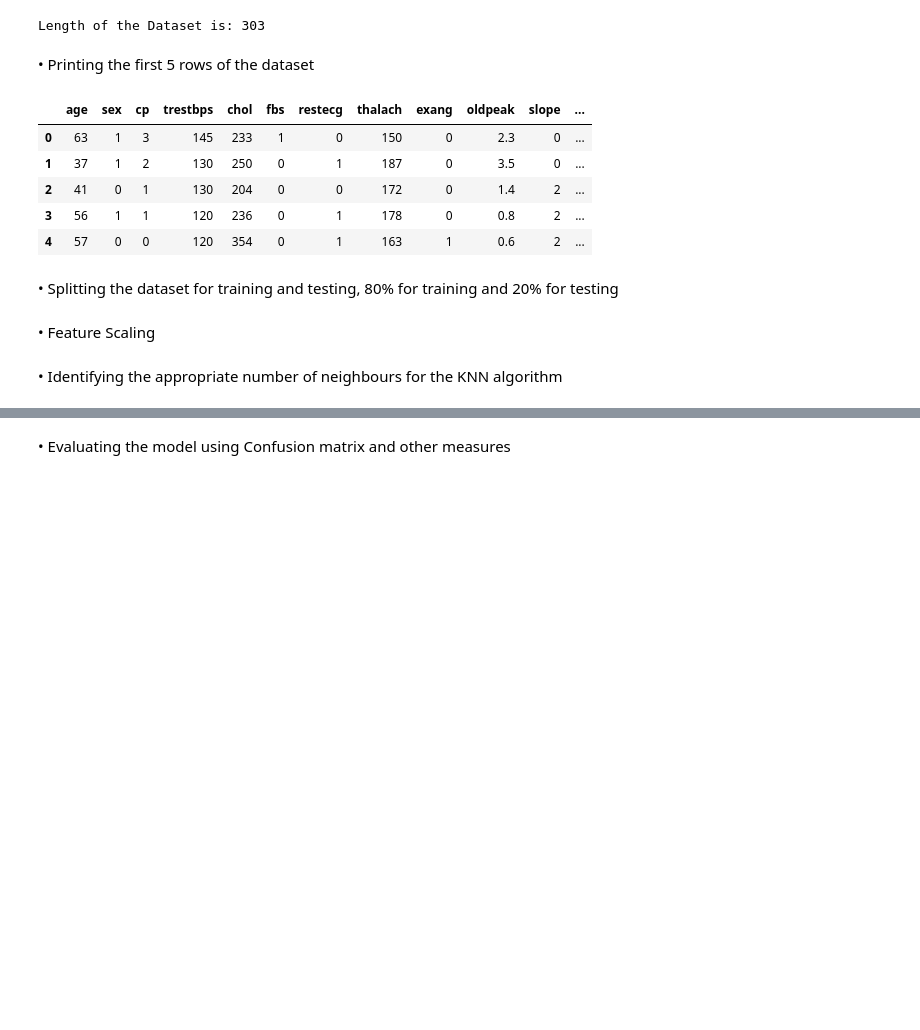
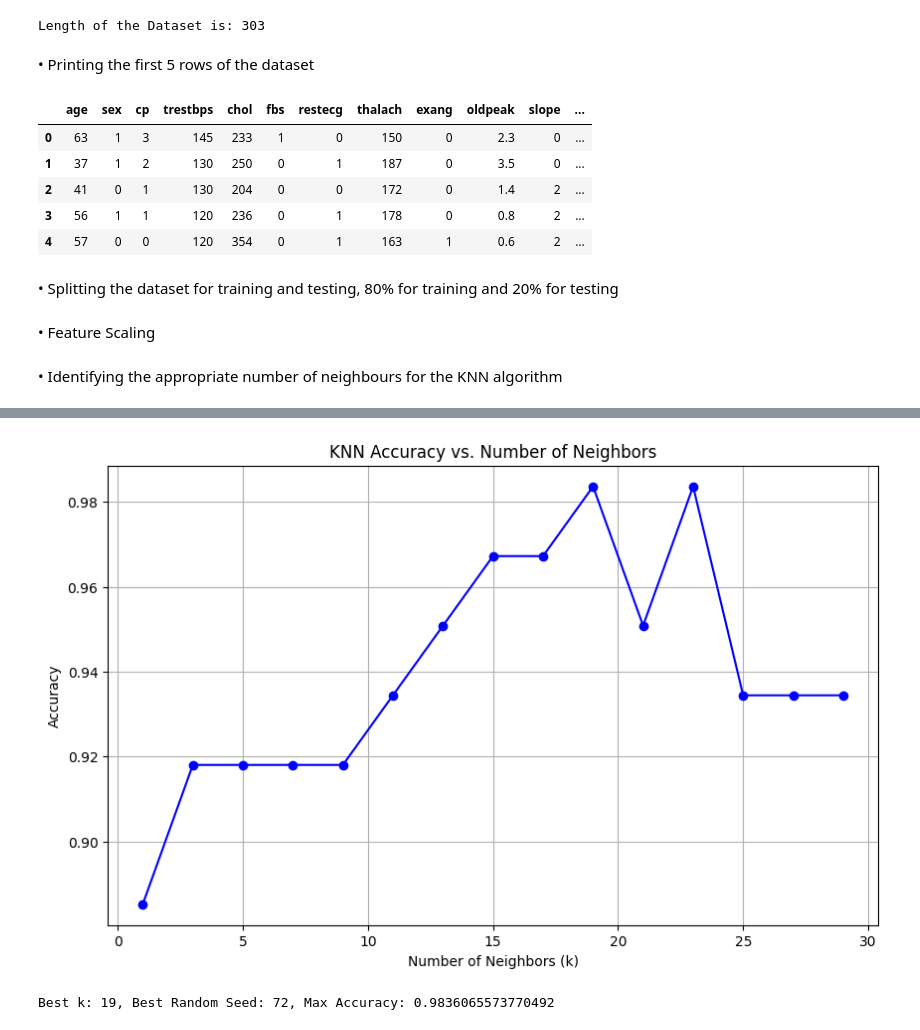
Before and after one commit to ToxicIsBetter/UniProjects, a Jupyter notebook: Final Assessment/test.ipynb, the cells around one changed output, grey strips where cells are left out. Saved outputs shown, nothing was run; the diff lists cells and outputs as text; code cells hidden in the pictures; blank space fills up the shorter version.

```diff
--- a/Final Assessment/test.ipynb
+++ b/Final Assessment/test.ipynb
@@ -77,8 +67,0 @@ math.sqrt(len(Y_test))
-# %%
-#Defining the model
-#here, p = 2 means the person has heart disease or not.
-k = 13
-classifier = KNeighborsClassifier(n_neighbors = k, p = 2, metric = 'euclidean')
-
-#fitting the model
-classifier.fit(X_train, Y_train)
@@ -98,5 +68,70 @@ array([0, 1, 1, 0, 0, 1, 0, 0, 0, 0, 1, 1, 0, 1, 1, 1, 0, 1, 0, 1, 1, 0,
-# %% [markdown]
-• Evaluating the model using Confusion matrix and other measures
+# %%
+#using math's sqrt method.
+math.sqrt(len(Y_test))
+
+#defining the range in which k will be taken from,
+odd_k_values = [k for k in range(1, 31) if k % 2 == 1]
+k_accuracies = {}  # Dictionary to store accuracies for each k
+
+#1st for Loop to check against all k values in the list.
+for k in odd_k_values:
+    #decarling the variable to store best random state
+    best_rs_for_k = None
+
+    #declaring the variable to store the max accuracy for k.
+    max_accuracy_for_k = 0
+
+    #2nd loop to check all the rs values mentioned in the range
+    for rs in range(1, 100):
+
+        #training the model one by one with all the different values of random state
+        X_train, X_test, Y_train, Y_test = train_test_split(X, Y, random_state=rs, test_size=0.2)
+
+        #feature scaling
+        scaler = StandardScaler()
+        X_train = scaler.fit_transform(X_train)
+        X_test = scaler.transform(X_test)
+
+        #defining the model with different k values.
+        classifier = KNeighborsClassifier(n_neighbors=k, p=2, metric='euclidean')
+
+        #fitting the model
+        classifier.fit(X_train, Y_train)
+
+        #predicting the target values
+        Y_pred = classifier.predict(X_test)
+
+        #checking the accuracy of the model
+        accuracy = accuracy_score(Y_test, Y_pred)
+
+        #if statement to store the maximum accuracy found from all the iterations into a variable
+        if accuracy > max_accuracy_for_k:
+            max_accuracy_for_k = accuracy
+
+            #storing the random state of the k value with the most accuracy
+            best_rs_for_k = rs
+
+    #storing the max accuracy and the k for that accuracy in a list.
+    k_accuracies[k] = (max_accuracy_for_k, best_rs_for_k)
+
+# Find the best k and its corresponding random seed and accuracy
+best_k = max(k_accuracies, key=lambda k: k_accuracies[k][0])
+best_rs = k_accuracies[best_k][1]
+max_accuracy = k_accuracies[best_k][0]
+
+# Plot the results
+plt.figure(figsize=(10, 6))
+plt.plot(k_accuracies.keys(), [acc for acc, _ in k_accuracies.values()], marker='o', linestyle='-', color='b')
+plt.xlabel('Number of Neighbors (k)')
+plt.ylabel('Accuracy')
+plt.title('KNN Accuracy vs. Number of Neighbors')
+plt.grid(True)
+plt.show()
+
+print(f"Best k: {best_k}, Best Random Seed: {best_rs}, Max Accuracy: {max_accuracy}")
+# %% [output]
+[figure, added]
+Best k: 19, Best Random Seed: 72, Max Accuracy: 0.9836065573770492
 # %%
 #Evaluating the model using confusion matrix and other measures.
 
```
Also changed, not shown: parts of 9 cells of this notebook, 1 other file.
